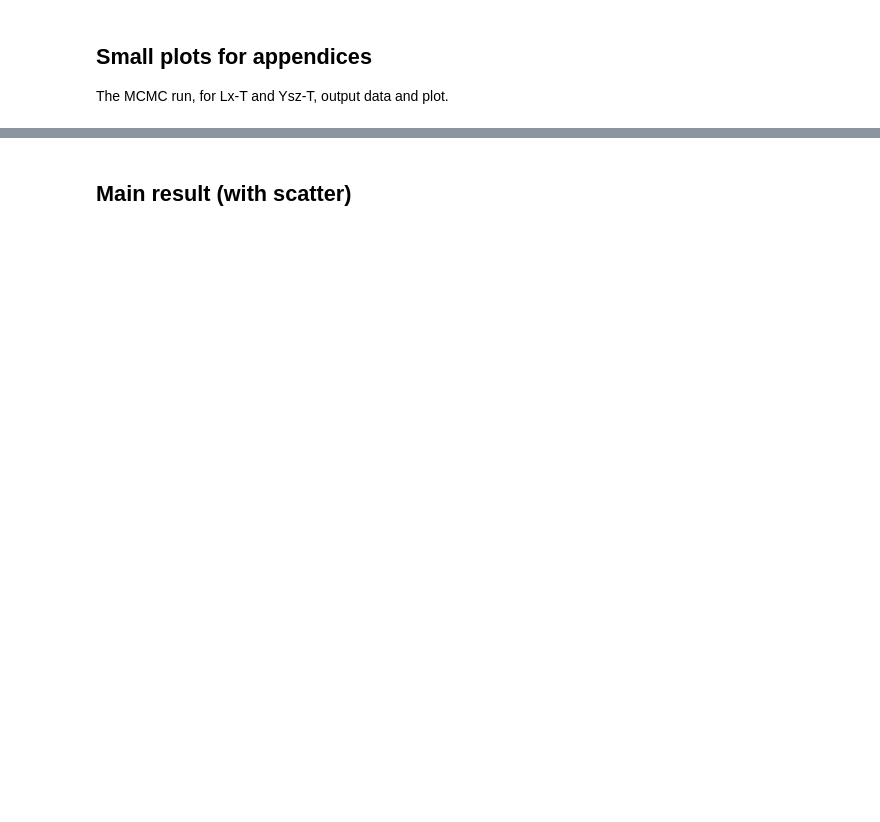
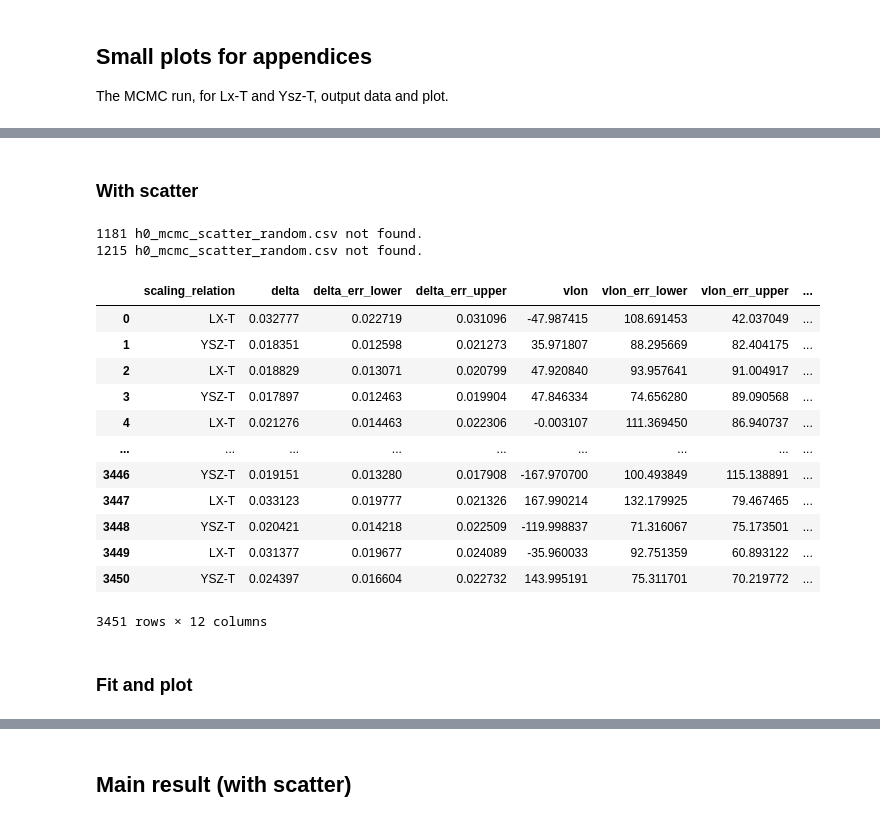
Before and after one commit to YujieH3/anisotropy-flamingo, a Jupyter notebook: analyse/__pvalues_mcmc_joint_scatter_random.ipynb, the cells around one changed output, grey strips where cells are left out. Cells and saved outputs as stored; diff of their text form; code cells hidden in the pictures; blank space fills up the shorter version.

```diff
--- a/analyse/__pvalues_mcmc_joint_scatter_random.ipynb
+++ b/analyse/__pvalues_mcmc_joint_scatter_random.ipynb
@@ -239,0 +321,55 @@ Frequentist:0/1017 p=0.0 (inf)
+# %% [markdown]
+### With scatter
+# %%
+import os
+import pandas as pd
+import numpy as np
+data_dir = '/cosma8/data/do012/dc-he4/analysis'
+
+dict = {}
+for lc in range(1728):
+    lc00 = f'{lc:04d}'
+
+    filename = f'{data_dir}/lc{lc00}/h0_mcmc_scatter_random.csv'
+
+    # check if file exists
+    if os.path.exists(filename):
+        df = pd.read_csv(filename)
+
+        # save to df
+        if 'delta' not in list(dict.keys()):  # dict.keys() is of type dict_keys
+            for key in df.keys():           # load all data
+                dict[key] = df[key]
+
+            length = len(df[key])           # register lightcone number
+            dict['Lightcone'] = np.full(length, lc)
+        else:
+            for key in df.keys():           # load all data
+                dict[key] = np.concatenate((dict[key], df[key]))
+
+            length = len(df[key])           # register lightcone number
+            dict['Lightcone'] = np.concatenate((dict['Lightcone'], np.full(length, lc)))
+
+    else:
+        print(lc00, 'h0_mcmc_scatter_random.csv not found.')
+        continue
+
+data = pd.DataFrame(dict)
+
+data
+# %% [output]
+1181 h0_mcmc_scatter_random.csv not found.
+1215 h0_mcmc_scatter_random.csv not found.
+|  | scaling_relation | delta | delta_err_lower | delta_err_upper | vlon | vlon_err_lower | vlon_err_upper | ... |
+| 0 | LX-T | 0.032777 | 0.022719 | 0.031096 | -47.987415 | 108.691453 | 42.037049 | ... |
+| 1 | YSZ-T | 0.018351 | 0.012598 | 0.021273 | 35.971807 | 88.295669 | 82.404175 | ... |
+| 2 | LX-T | 0.018829 | 0.013071 | 0.020799 | 47.920840 | 93.957641 | 91.004917 | ... |
+| 3 | YSZ-T | 0.017897 | 0.012463 | 0.019904 | 47.846334 | 74.656280 | 89.090568 | ... |
+| 4 | LX-T | 0.021276 | 0.014463 | 0.022306 | -0.003107 | 111.369450 | 86.940737 | ... |
+| ... | ... | ... | ... | ... | ... | ... | ... | ... |
+| 3446 | YSZ-T | 0.019151 | 0.013280 | 0.017908 | -167.970700 | 100.493849 | 115.138891 | ... |
+| 3447 | LX-T | 0.033123 | 0.019777 | 0.021326 | 167.990214 | 132.179925 | 79.467465 | ... |
+| 3448 | YSZ-T | 0.020421 | 0.014218 | 0.022509 | -119.998837 | 71.316067 | 75.173501 | ... |
+| 3449 | LX-T | 0.031377 | 0.019677 | 0.024089 | -35.960033 | 92.751359 | 60.893122 | ... |
+| 3450 | YSZ-T | 0.024397 | 0.016604 | 0.022732 | 143.995191 | 75.311701 | 70.219772 | ... |
+3451 rows × 12 columns
@@ -240,3 +383,5 @@ Frequentist:0/1017 p=0.0 (inf)
+# %% [markdown]
+### Fit and plot
 # %%
 file_path_mc = '/cosma/home/do012/dc-he4/anisotropy-flamingo/data/analysis_all/h0_mc_scatter_random.csv'
 data_type_mc = 'mc'
```
Also changed, not shown: parts of 15 cells of this notebook, 21 other files.
